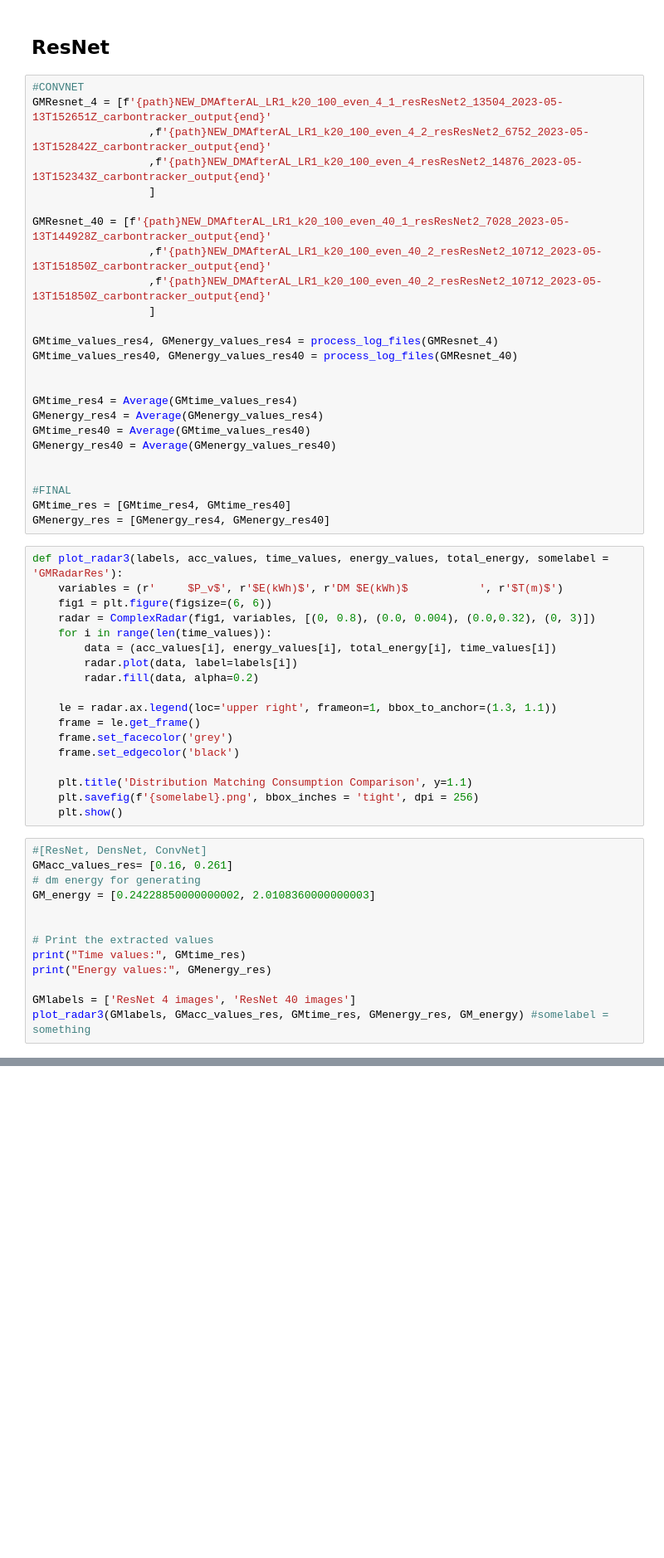
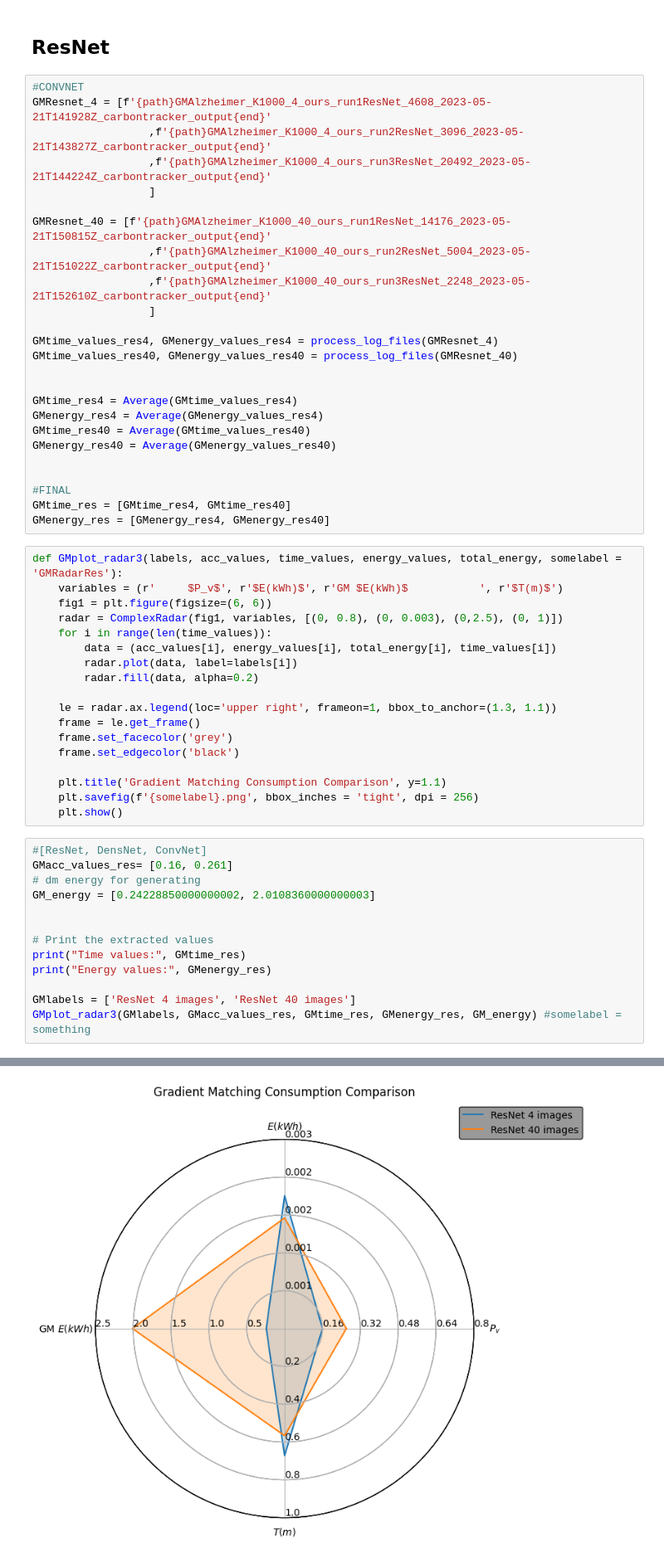
Before and after one commit to Thire399/DC-MasterThesis-2023, a Jupyter notebook: CarbonTrackerPlot.ipynb, the cells around one changed output, grey strips where cells are left out. Shown at 83% size. Saved outputs shown, nothing was run; the diff lists cells and outputs as text; blank space fills up the shorter version.

```diff
--- a/CarbonTrackerPlot.ipynb
+++ b/CarbonTrackerPlot.ipynb
@@ -490,14 +498,14 @@ plot_radar2(GMlabels, GMacc_values_den, GMtime_dens, GMenergy_dens, GM_energy) #
 ## ResNet
 # %%
 #CONVNET
-GMResnet_4 = [f'{path}NEW_DMAfterAL_LR1_k20_100_even_4_1_resResNet2_13504_2023-05-13T152651Z_carbontracker_output{end}'
-                  ,f'{path}NEW_DMAfterAL_LR1_k20_100_even_4_2_resResNet2_6752_2023-05-13T152842Z_carbontracker_output{end}'
-                  ,f'{path}NEW_DMAfterAL_LR1_k20_100_even_4_resResNet2_14876_2023-05-13T152343Z_carbontracker_output{end}'
+GMResnet_4 = [f'{path}GMAlzheimer_K1000_4_ours_run1ResNet_4608_2023-05-21T141928Z_carbontracker_output{end}'
+                  ,f'{path}GMAlzheimer_K1000_4_ours_run2ResNet_3096_2023-05-21T143827Z_carbontracker_output{end}'
+                  ,f'{path}GMAlzheimer_K1000_4_ours_run3ResNet_20492_2023-05-21T144224Z_carbontracker_output{end}'
                   ]
 
-GMResnet_40 = [f'{path}NEW_DMAfterAL_LR1_k20_100_even_40_1_resResNet2_7028_2023-05-13T144928Z_carbontracker_output{end}'
-                  ,f'{path}NEW_DMAfterAL_LR1_k20_100_even_40_2_resResNet2_10712_2023-05-13T151850Z_carbontracker_output{end}'
-                  ,f'{path}NEW_DMAfterAL_LR1_k20_100_even_40_2_resResNet2_10712_2023-05-13T151850Z_carbontracker_output{end}'
+GMResnet_40 = [f'{path}GMAlzheimer_K1000_40_ours_run1ResNet_14176_2023-05-21T150815Z_carbontracker_output{end}'
+                  ,f'{path}GMAlzheimer_K1000_40_ours_run2ResNet_5004_2023-05-21T151022Z_carbontracker_output{end}'
+                  ,f'{path}GMAlzheimer_K1000_40_ours_run3ResNet_2248_2023-05-21T152610Z_carbontracker_output{end}'
                   ]
 
 GMtime_values_res4, GMenergy_values_res4 = process_log_files(GMResnet_4)
@@ -514,10 +522,10 @@ GMenergy_res40 = Average(GMenergy_values_res40)
 GMtime_res = [GMtime_res4, GMtime_res40]
 GMenergy_res = [GMenergy_res4, GMenergy_res40]
 # %%
-def plot_radar3(labels, acc_values, time_values, energy_values, total_energy, somelabel = 'GMRadarRes'):
-    variables = (r'     $P_v$', r'$E(kWh)$', r'DM $E(kWh)$           ', r'$T(m)$')
+def GMplot_radar3(labels, acc_values, time_values, energy_values, total_energy, somelabel = 'GMRadarRes'):
+    variables = (r'     $P_v$', r'$E(kWh)$', r'GM $E(kWh)$           ', r'$T(m)$')
     fig1 = plt.figure(figsize=(6, 6))
-    radar = ComplexRadar(fig1, variables, [(0, 0.8), (0.0, 0.004), (0.0,0.32), (0, 3)])
+    radar = ComplexRadar(fig1, variables, [(0, 0.8), (0, 0.003), (0,2.5), (0, 1)])
     for i in range(len(time_values)):
         data = (acc_values[i], energy_values[i], total_energy[i], time_values[i])
         radar.plot(data, label=labels[i])
@@ -528,7 +536,7 @@ def plot_radar3(labels, acc_values, time_values, energy_values, total_energy, so
     frame.set_facecolor('grey')
     frame.set_edgecolor('black')
 
-    plt.title('Distribution Matching Consumption Comparison', y=1.1)
+    plt.title('Gradient Matching Consumption Comparison', y=1.1)
     plt.savefig(f'{somelabel}.png', bbox_inches = 'tight', dpi = 256)
     plt.show()
 # %%
@@ -543,4 +551,5 @@ print("Time values:", GMtime_res)
 print("Energy values:", GMenergy_res)
 
 GMlabels = ['ResNet 4 images', 'ResNet 40 images']
-plot_radar3(GMlabels, GMacc_values_res, GMtime_res, GMenergy_res, GM_energy) #somelabel = something
+GMplot_radar3(GMlabels, GMacc_values_res, GMtime_res, GMenergy_res, GM_energy) #somelabel = something
+# %% [output]
@@ -546,0 +558 @@ plot_radar3(GMlabels, GMacc_values_res, GMtime_res, GMenergy_res, GM_energy) #so
+[figure, added]
```
Also changed, not shown: parts of 10 cells of this notebook.
